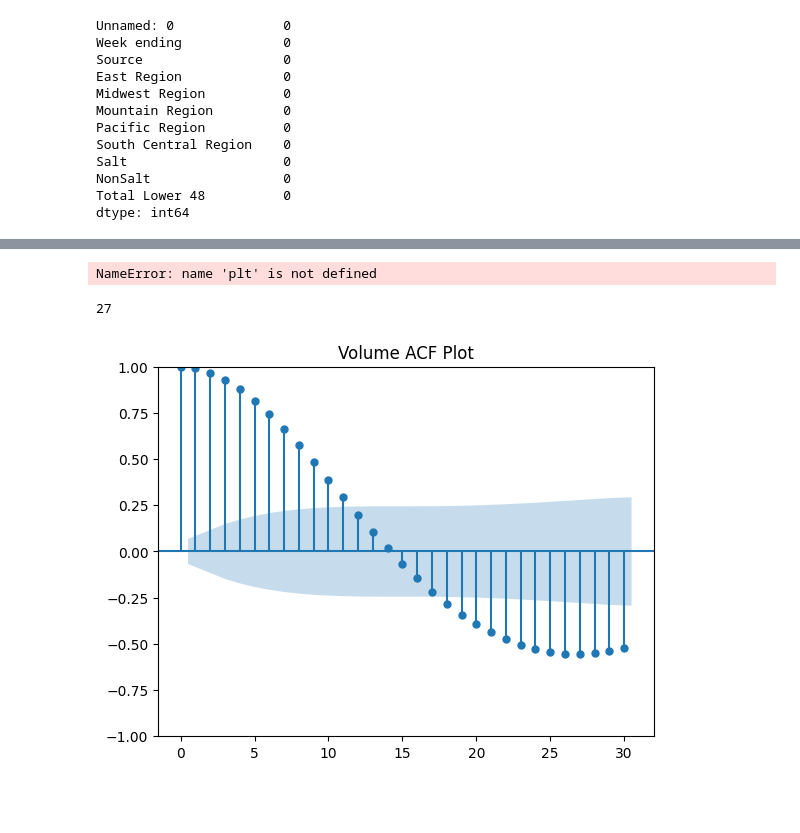
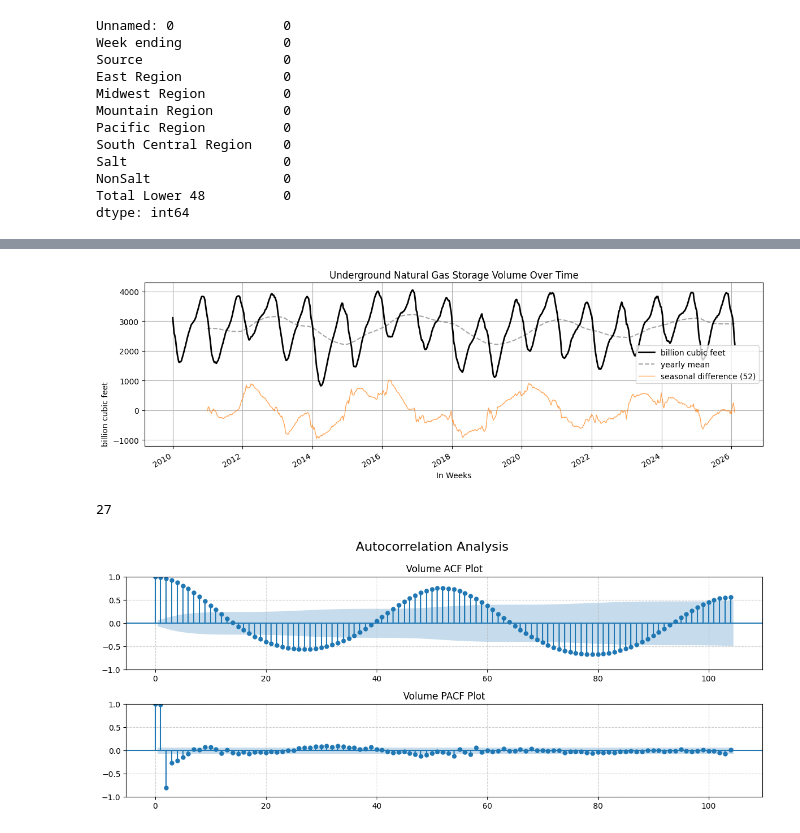
Before and after one commit to Christian-Limb/ds4420_final_project, a Jupyter notebook: sarima.ipynb, the cells around one changed output, grey strips where cells are left out. Saved outputs shown, nothing was run; the diff lists cells and outputs as text; code cells hidden in the pictures; blank space fills up the shorter version.

```diff
--- a/sarima.ipynb
+++ b/sarima.ipynb
@@ -65,23 +63,39 @@ df_diff = label.diff()
 # %%
-plt.figure(figsize=(10, 4))
-plt.plot(df['Week ending'], label, label='billion cubic feet')
-plt.plot(df['Week ending'], year_mean, label='yearly mean', alpha=0.5)
-plt.plot(df["Week ending"], df_diff, label='first difference')
+plt.figure(figsize=(12, 4))
+plt.plot(df['Week ending'], label, label='billion cubic feet',color='black', linewidth=2, zorder=3)
+plt.plot(df['Week ending'], year_mean, label='yearly mean', color='gray', linestyle='--', alpha=0.7, linewidth=1.5)
+plt.plot(df["Week ending"], df_diff_52, label='seasonal difference (52)', color='#ff7f0e', alpha=0.7, linewidth=1)
 plt.xlabel('In Weeks')
-plt.ylabel('billion cubic feet')
+plt.ylabel('billion cubic feet', loc="bottom")
 plt.legend()
 plt.grid()
 plt.title('Underground Natural Gas Storage Volume Over Time')
+plt.gca().xaxis.set_major_formatter(mdates.DateFormatter('%Y'))
+plt.gca().xaxis.set_major_locator(mdates.AutoDateLocator())
+plt.gcf().autofmt_xdate()
+plt.tight_layout()
+#plt.savefig("plots/data_exp.png")
 plt.show()
 # %% [output]
-NameError: name 'plt' is not defined
+[figure, added]
 # %%
 autocorr_lst = [label.autocorr(i) for i in range(30)]
 autocorr_lst.index(min(autocorr_lst))
 # %% [output]
 27
 # %%
-plot_acf(label, title = 'Volume ACF Plot')
+fig, (ax1, ax2) = plt.subplots(2, 1, figsize=(12, 5))
+
+plot_acf(label, ax=ax1, title='Volume ACF Plot', lags=104)
+plot_pacf(label, ax=ax2, title='Volume PACF Plot', lags=104)
+
+ax1.grid(True, linestyle='--', alpha=0.6)
+ax2.grid(True, linestyle='--', alpha=0.6)
+
+fig.suptitle('Autocorrelation Analysis', fontsize=16)
+
+plt.tight_layout()
+plt.savefig("autocorr.png")
 plt.show()
 # %% [output]
-[figure, old version]
+[figure, new version]
```
Also changed, not shown: parts of 16 cells of this notebook, 6 other files.
